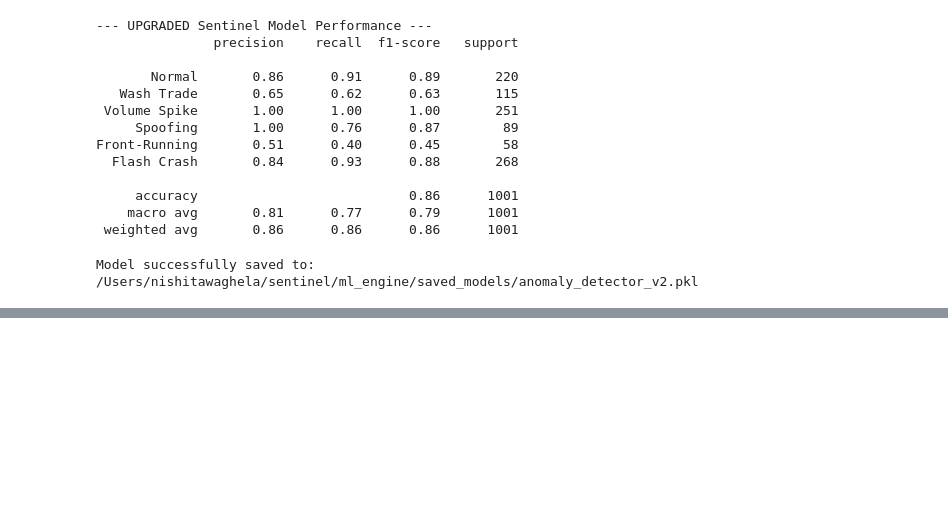
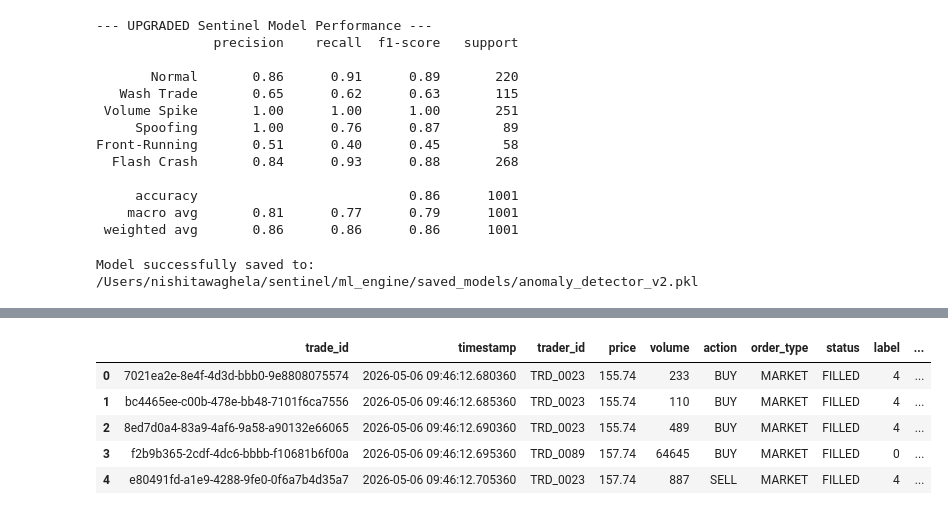
Before and after one commit to nishitawaghela/risk-sentinel-pipeline, a Jupyter notebook: ml_engine/notebooks/01_anomaly_exploration.ipynb, the cells around one changed output, grey strips where cells are left out. Saved outputs shown, nothing was run; the diff lists cells and outputs as text; code cells hidden in the pictures; blank space fills up the shorter version.

```diff
--- a/ml_engine/notebooks/01_anomaly_exploration.ipynb
+++ b/ml_engine/notebooks/01_anomaly_exploration.ipynb
@@ -123,0 +137,9 @@ Model successfully saved to: /Users/nishitawaghela/sentinel/ml_engine/saved_mode
+# %%
+df.head()
+# %% [output]
+|  | trade_id | timestamp | trader_id | price | volume | action | order_type | status | label | ... |
+| 0 | 7021ea2e-8e4f-4d3d-bbb0-9e8808075574 | 2026-05-06 09:46:12.680360 | TRD_0023 | 155.74 | 233 | BUY | MARKET | FILLED | 4 | ... |
+| 1 | bc4465ee-c00b-478e-bb48-7101f6ca7556 | 2026-05-06 09:46:12.685360 | TRD_0023 | 155.74 | 110 | BUY | MARKET | FILLED | 4 | ... |
+| 2 | 8ed7d0a4-83a9-4af6-9a58-a90132e66065 | 2026-05-06 09:46:12.690360 | TRD_0023 | 155.74 | 489 | BUY | MARKET | FILLED | 4 | ... |
+| 3 | f2b9b365-2cdf-4dc6-bbbb-f10681b6f00a | 2026-05-06 09:46:12.695360 | TRD_0089 | 157.74 | 64645 | BUY | MARKET | FILLED | 0 | ... |
+| 4 | e80491fd-a1e9-4288-9fe0-0f6a7b4d35a7 | 2026-05-06 09:46:12.705360 | TRD_0023 | 157.74 | 887 | SELL | MARKET | FILLED | 4 | ... |
```
Also changed, not shown: parts of 1 cell of this notebook, 1 other file.
